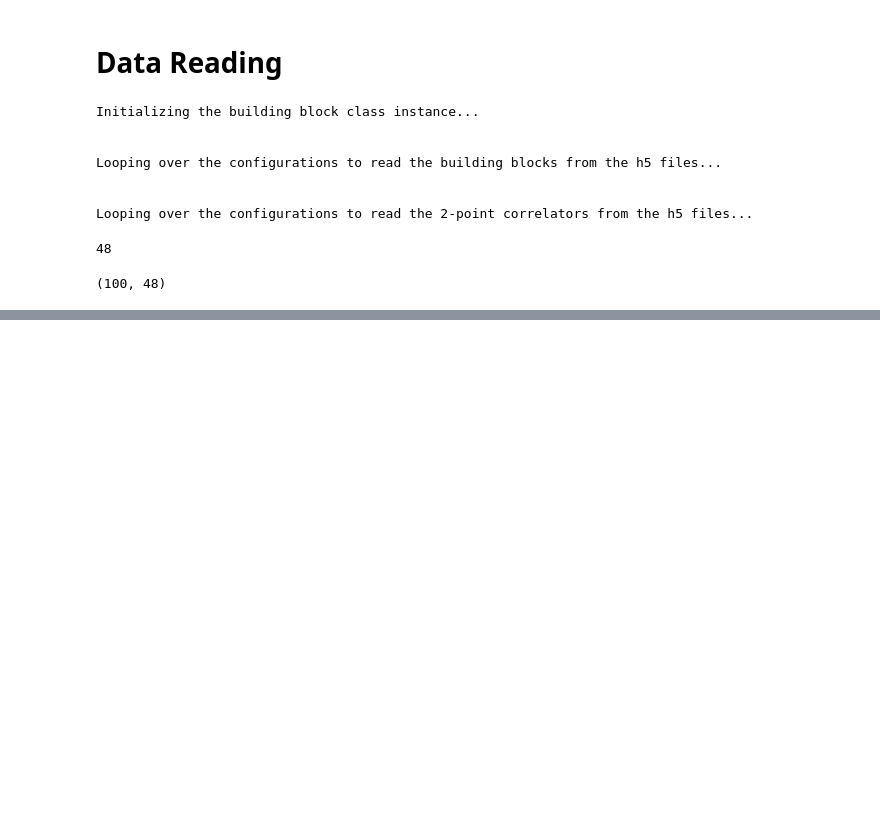
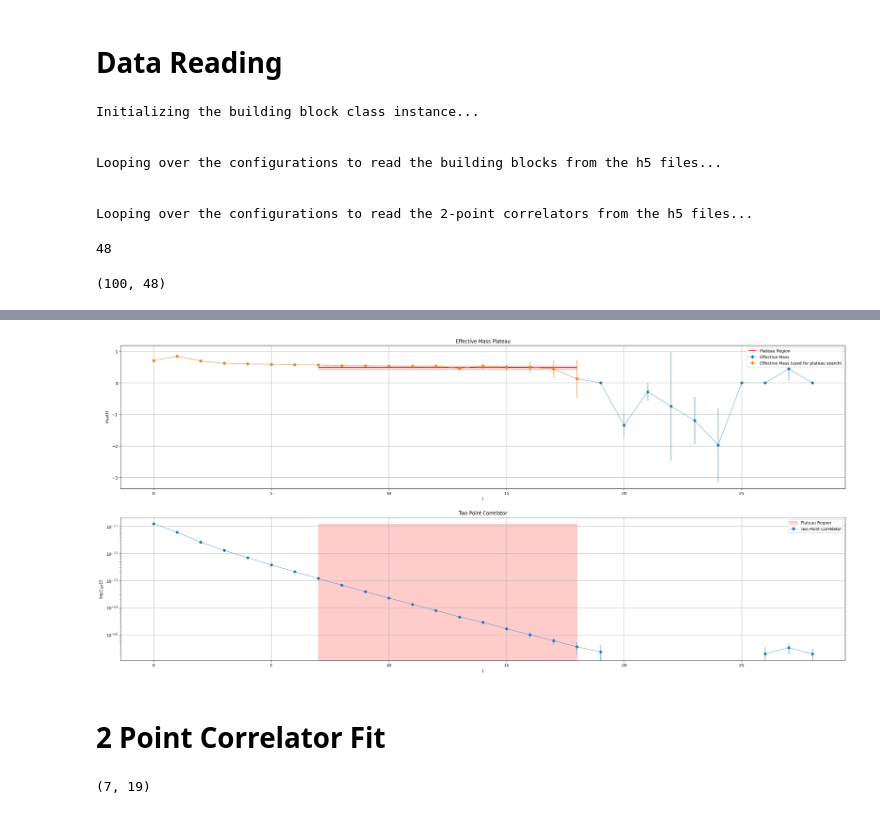
Before and after one commit to Tag-E/PhD_work, a Jupyter notebook: moments_pdf/test_notebooks/proper_fit.ipynb, the cells around one changed output, grey strips where cells are left out. Cells and saved outputs as stored; diff of their text form; code cells hidden in the pictures; blank space fills up the shorter version.

```diff
--- a/moments_pdf/test_notebooks/proper_fit.ipynb
+++ b/moments_pdf/test_notebooks/proper_fit.ipynb
@@ -370,0 +384,7 @@ ValueError: Central value fit requires ordinate_est (or resample_ordinate_est)
+# %%
+#we determine log of 2p corr using the jackknife
+p2corr_jack, p2corr_jack_std, p2corr_jack_cov = jackknife(p2corr, lambda x: np.mean( x, axis=0), jack_axis=0, time_axis=-1)
+
+np.shape(p2corr_jack)
+np.shape(p2corr_jack_std)
+np.shape(p2corr_jack_cov)
@@ -370,0 +433,64 @@ ValueError: Central value fit requires ordinate_est (or resample_ordinate_est)
+# %%
+#we make a plot
+
+#we instantiate the figure
+fig, axlist = plt.subplots(nrows=2,ncols=1,figsize=(32, 14))
+
+ax1 = axlist[0]
+
+
+#we determine the time values to be displayed on the plot (x axis)
+m_times = np.arange(np.shape(meff_raw)[0]) #+ 0.5
+
+#we decide how much we want to zoom out of the plateau
+zoom = 10
+
+start_plot = start_plateau-zoom if start_plateau-zoom > 0 else 0
+
+#we plot the plateau and the neighbouring effective mass values
+_ = ax1.errorbar(m_times[start_plot:end_plateau+zoom], meff_raw[start_plot:end_plateau+zoom], yerr=meff_std_raw[start_plot:end_plateau+zoom], linewidth=0.7, marker='o', markersize=6, elinewidth=1.0, label="Effective Mass")
+_ = ax1.errorbar( np.arange(np.shape(meff)[0]), meff, yerr=meff_std, linewidth=0.7, marker='o', markersize=6, elinewidth=1.0, label="Effective Mass (used for plateau search)")
+_ = ax1.hlines(gv_meff_mean.mean, start_plateau, end_plateau-1, color='red', label="Plateau Region")
+#plt.hlines(meff_plat + meff_plat_std, start_plateau+0.5, end_plateau+0.5, color='red', linestyles='dashed')
+#plt.hlines(meff_plat - meff_plat_std, start_plateau+0.5, end_plateau+0.5, color='red', linestyles='dashed')
+_ = ax1.fill_between(m_times[start_plateau:end_plateau], gv_meff_mean.mean - gv_meff_mean.sdev, gv_meff_mean.mean + gv_meff_mean.sdev, alpha=0.2, color="red")
+
+#plot styling
+_ = ax1.set_title("Effective Mass Plateau")
+_ = ax1.set_ylabel(r"$m_{eff}(t)$")
+_ = ax1.set_xlabel(r"$t$")
+_ = ax1.grid()
+_ = ax1.legend()
+
+
+
+
+
+ax2 = axlist[1]
+
+
+#we determine the time values to be displayed on the plot (x axis)
+times = np.arange(np.shape(p2corr_jack)[0]) #+ 0.5
+
+#we decide how much we want to zoom out of the plateau
+#zoom = 7
+
+#we plot the plateau and the neighbouring effective mass values
+_ = ax2.errorbar(times[start_plot:end_plateau+zoom], p2corr_jack[start_plot:end_plateau+zoom], yerr=p2corr_jack_std[start_plot:end_plateau+zoom], linewidth=0.7, marker='o', markersize=6, elinewidth=1.0, label="Two Point Correlator")
+#ax1.errorbar( np.arange(np.shape(meff)[0]), meff, yerr=meff_std, linewidth=0.7, marker='o', markersize=6, elinewidth=1.0, label="Effective Mass (used for plateau search)")
+#ax1.hlines(gv_meff_mean.mean, start_plateau, end_plateau-1, color='red', label="Plateau Region")
+#plt.hlines(meff_plat + meff_plat_std, start_plateau+0.5, end_plateau+0.5, color='red', linestyles='dashed')
+#plt.hlines(meff_plat - meff_plat_std, start_plateau+0.5, end_plateau+0.5, color='red', linestyles='dashed')
+_ = ax2.fill_between(times[start_plateau:end_plateau], np.min(p2corr_jack[start_plot:end_plateau+zoom]), np.max(p2corr_jack[start_plot:end_plateau+zoom]), alpha=0.2, color="red", label="Plateau Region")
+
+#plot styling
+_ = ax2.set_title("Two Point Correlator")
+_ = ax2.set_ylabel(r"$\log{C_{2pt}}(t)$")
+_ = ax2.set_xlabel(r"$t$")
+_ = ax2.set_yscale("log")
+_ = ax2.grid()
+_ = ax2.legend()
+# %% [output]
+[figure, added]
+# %% [markdown]
+# 2 Point Correlator Fit
@@ -370,0 +499,7 @@ ValueError: Central value fit requires ordinate_est (or resample_ordinate_est)
+# %%
+t_end = end_plateau # - 1
+t_start = start_plateau
+
+t_start, t_end
+# %% [output]
+(7, 19)
```
Also changed, not shown: parts of 13 cells of this notebook.
